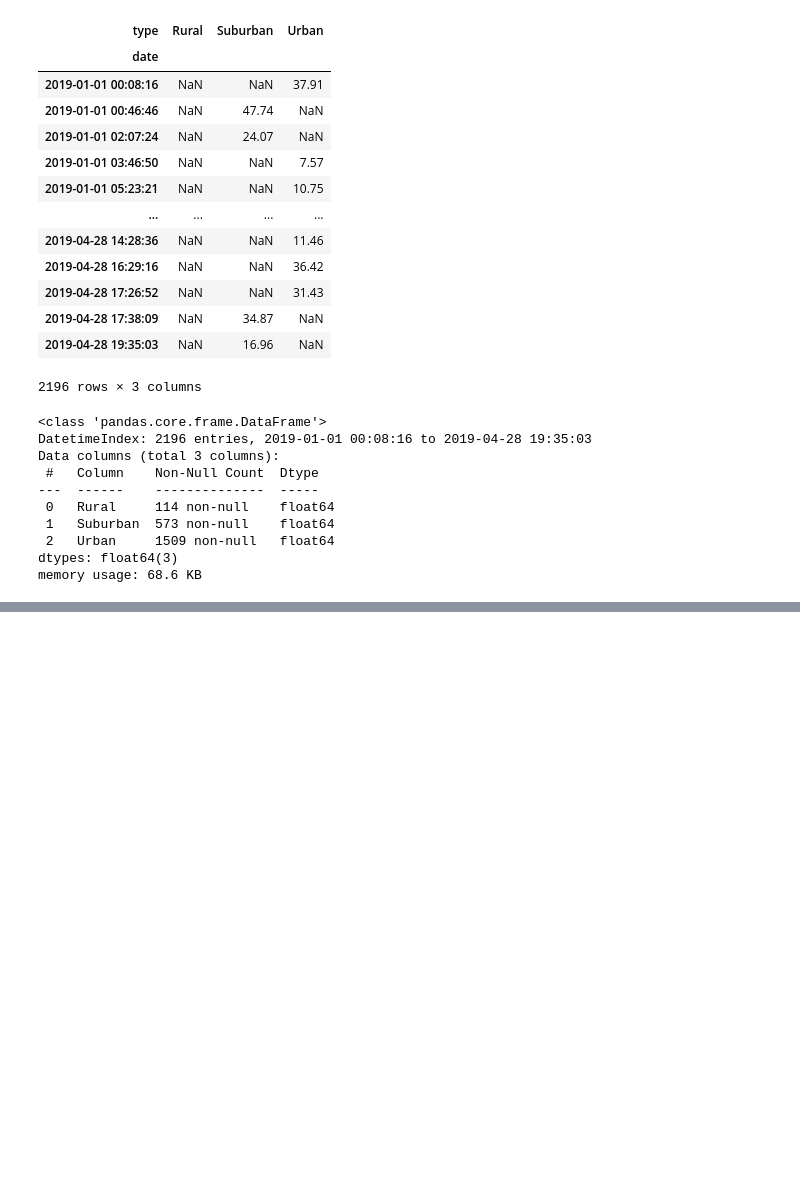
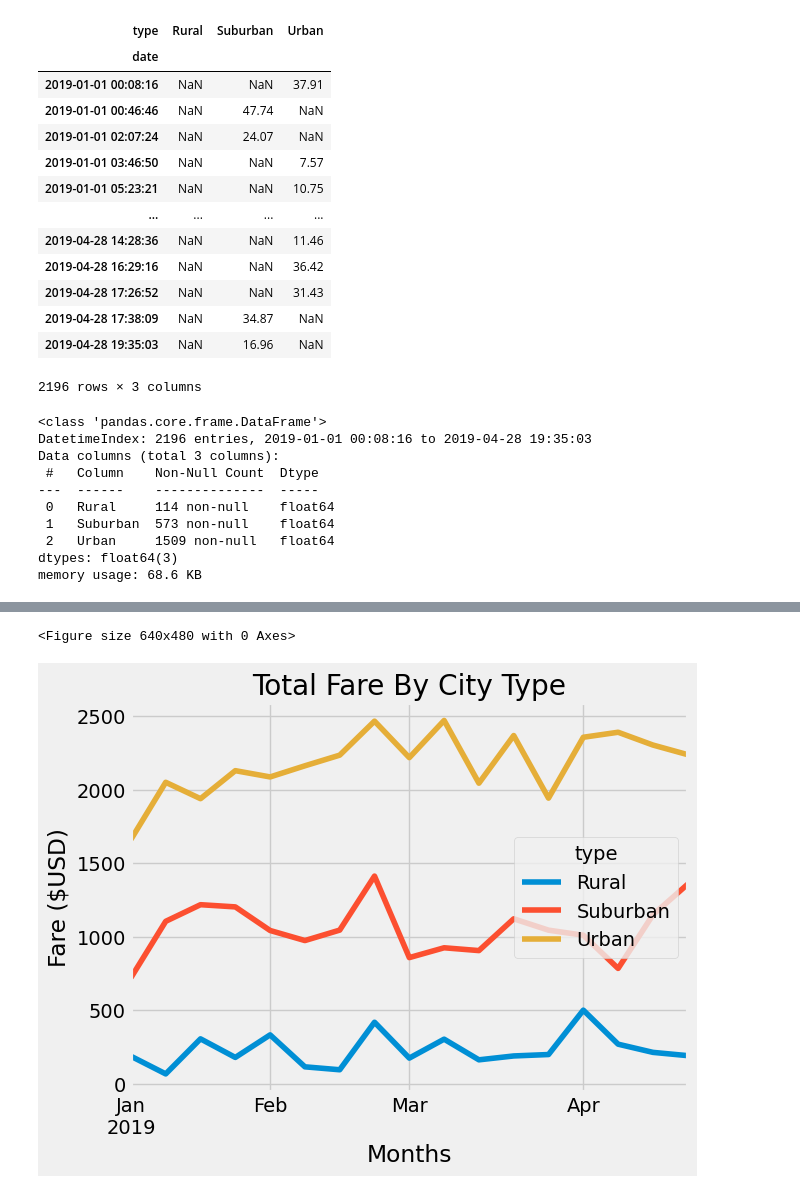
Before and after one commit to zmebratu/PyBer_Analysis, a Jupyter notebook: PyBer_Challenge.ipynb, the cells around one changed output, grey strips where cells are left out. Drawn from its saved outputs; the diff is of its cells as text; code cells hidden in the pictures; blank space fills up the shorter version.

```diff
--- a/PyBer_Challenge.ipynb
+++ b/PyBer_Challenge.ipynb
@@ -162,8 +163,8 @@ Name: fare, Length: 2375, dtype: float64
 # 4. Create a pivot table with the 'date' as the index, the columns ='type', and values='fare'
 # to get the total fares for each type of city by the date.
 
-pivot_df= pyber_data_df.pivot(index = 'date', columns = 'type', values = 'fare')
-pivot_df
+df= pyber_data_df.pivot(index = 'date', columns = 'type', values = 'fare')
+df
 # %% [output]
 | type | Rural | Suburban | Urban |
 | date |  |  |  |
@@ -225,7 +244,18 @@ TypeError: Only valid with DatetimeIndex, TimedeltaIndex or PeriodIndex, but got
 # %%
 # 8. Using the object-oriented interface method, plot the resample DataFrame using the df.plot() function.
 
+df = df.resample('W').sum()
+plt.figure();
+df.plot();
 # Import the style from Matplotlib.
 from matplotlib import style
 # Use the graph style fivethirtyeight.
 style.use('fivethirtyeight')
+plt.title("Total Fare By City Type")
+plt.ylabel("Fare ($USD)")
+plt.xlabel("Months")
+
+plt.savefig(r"C:\Users\14072\Documents\Classwork\PyBer_Analysis\Resources\PyBer_fare_summary.png",dpi= 300, bbox_inches='tight')
+# %% [output]
+<Figure size 640x480 with 0 Axes>
+[figure, added]
```
Also changed, not shown: parts of 2 cells of this notebook, 2 other files.
